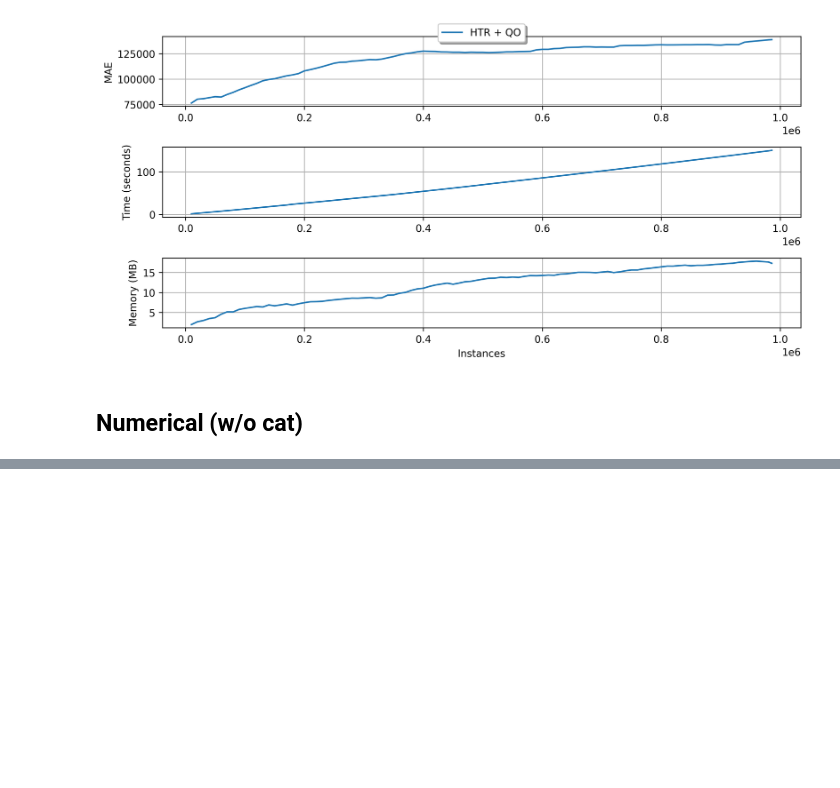
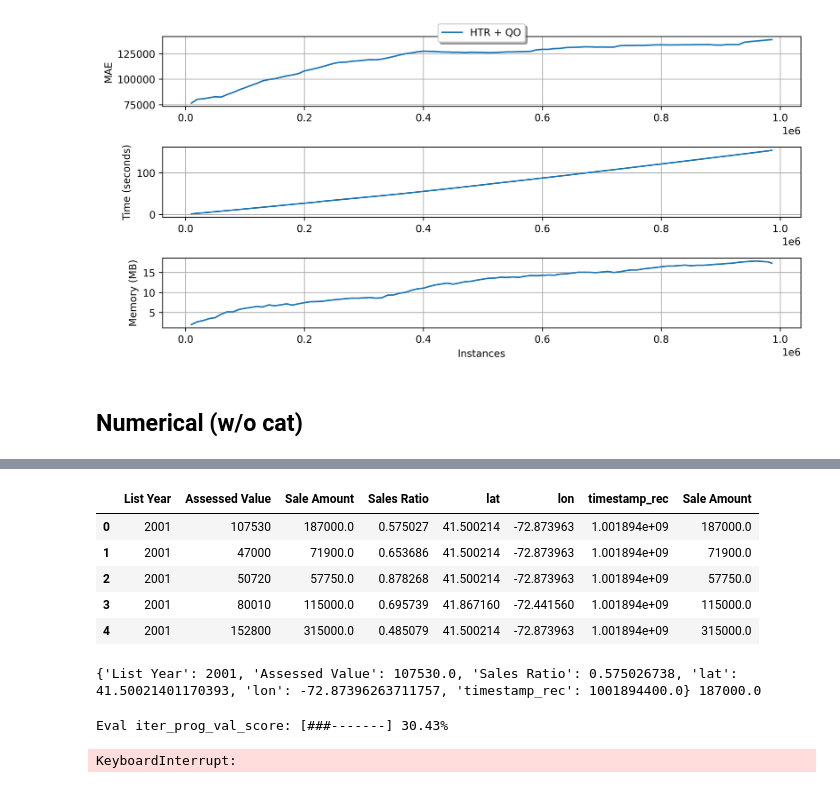
Before and after one commit to sequential-parameter-optimization/spotRiver, a Jupyter notebook: notebooks/03_spotriver_eval.ipynb, the cells around one changed output, grey strips where cells are left out. Cells and saved outputs as stored; diff of their text form; code cells hidden in the pictures; blank space fills up the shorter version.

```diff
--- a/notebooks/03_spotriver_eval.ipynb
+++ b/notebooks/03_spotriver_eval.ipynb
@@ -488,3 +475,20 @@ plot_oml_iter_progressive(res_cat)
 [figure]
 # %% [markdown]
 ## Numerical (w/o cat)
+# %%
+import matplotlib.pyplot as plt
+import datetime as dt
+
+from river import datasets
+from river import evaluate
+from river import metrics
+from river import preprocessing  # we are going to use that later
+from river.datasets import synth  # we are going to use some synthetic datasets too
+from river import tree
+from spotRiver.evaluation.eval_oml import eval_oml_iter_progressive
+from spotRiver.evaluation.eval_oml import plot_oml_iter_progressive
+import pandas as pd
+import numpy as np
+from spotRiver.data.opm import fetch_opm
+X, y = fetch_opm(include_categorical=False, data_home="data", return_X_y=True)
+X.shape
@@ -490,0 +497,3 @@ plot_oml_iter_progressive(res_cat)
+# %%
+df = pd.concat([X, y], axis=1)
+df.isnull().sum()
@@ -490,0 +510,6 @@ plot_oml_iter_progressive(res_cat)
+# %%
+from sklearn.impute import SimpleImputer
+imp = SimpleImputer(missing_values=np.nan, strategy="most_frequent")
+df.lat = SimpleImputer().fit_transform(np.array(df.lat).reshape(-1,1))
+df.lon = SimpleImputer().fit_transform(np.array(df.lon).reshape(-1,1))
+# df = pd.DataFrame(SimpleImputer().fit_transform(df), columns = df.columns)
@@ -490,0 +528,9 @@ plot_oml_iter_progressive(res_cat)
+# %%
+df.head()
+# %% [output]
+|  | List Year | Assessed Value | Sale Amount | Sales Ratio | lat | lon | timestamp_rec | Sale Amount |
+| 0 | 2001 | 107530 | 187000.0 | 0.575027 | 41.500214 | -72.873963 | 1.001894e+09 | 187000.0 |
+| 1 | 2001 | 47000 | 71900.0 | 0.653686 | 41.500214 | -72.873963 | 1.001894e+09 | 71900.0 |
+| 2 | 2001 | 50720 | 57750.0 | 0.878268 | 41.500214 | -72.873963 | 1.001894e+09 | 57750.0 |
+| 3 | 2001 | 80010 | 115000.0 | 0.695739 | 41.867160 | -72.441560 | 1.001894e+09 | 115000.0 |
+| 4 | 2001 | 152800 | 315000.0 | 0.485079 | 41.500214 | -72.873963 | 1.001894e+09 | 315000.0 |
@@ -491,7 +564,11 @@ plot_oml_iter_progressive(res_cat)
+# %%
+for x,y in dataset:
+    print(x,y)
+    break
+# %% [output]
+{'List Year': 2001, 'Assessed Value': 107530.0, 'Sales Ratio': 0.575026738, 'lat': 41.50021401170393, 'lon': -72.87396263711757, 'timestamp_rec': 1001894400.0} 187000.0
 # %%
-
-
-res_cat = eval_oml_iter_progressive(
+res_num = eval_oml_iter_progressive(
     dataset = dataset,
     step = 10000,
     verbose = True,
@@ -511,3 +588,6 @@ res_cat = eval_oml_iter_progressive(
 
     }
 )
+# %% [output]
+Eval iter_prog_val_score: [###-------] 30.43%
+KeyboardInterrupt:
```
Also changed, not shown: parts of 16 cells of this notebook, 9 other files.
